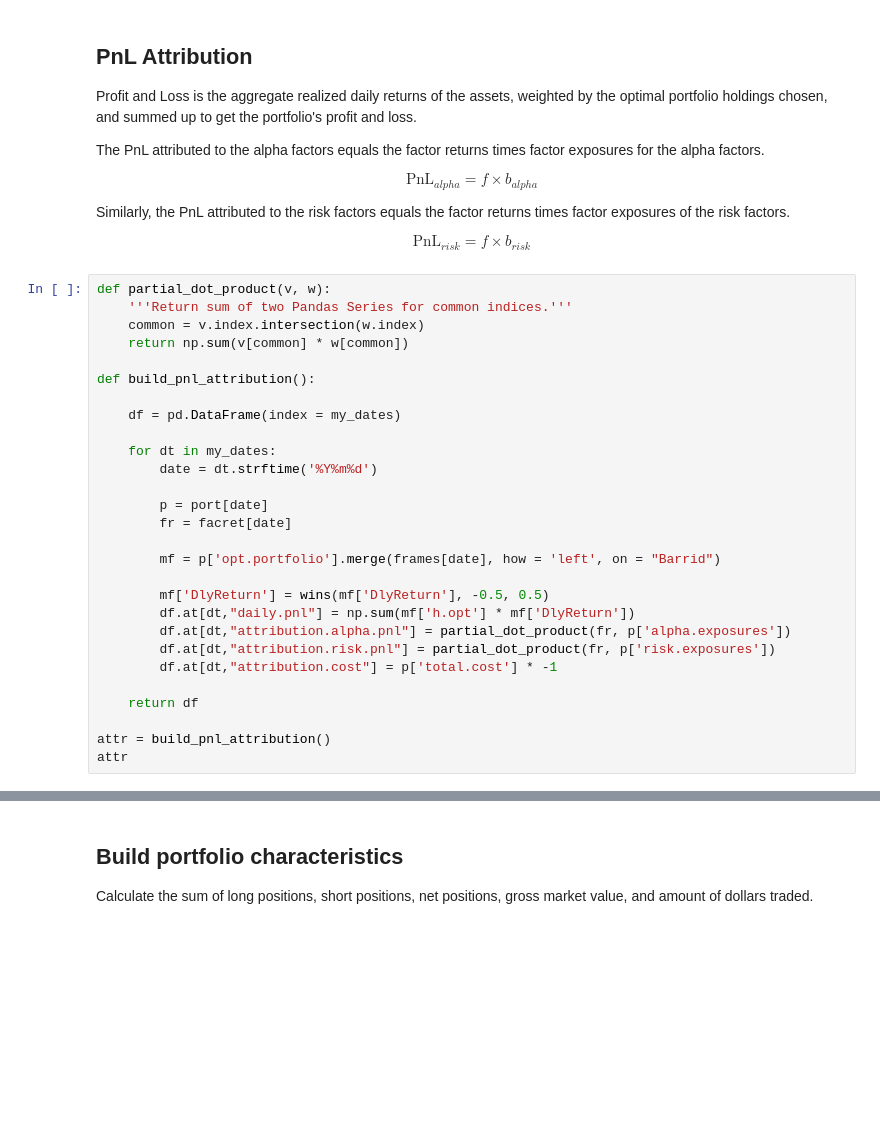
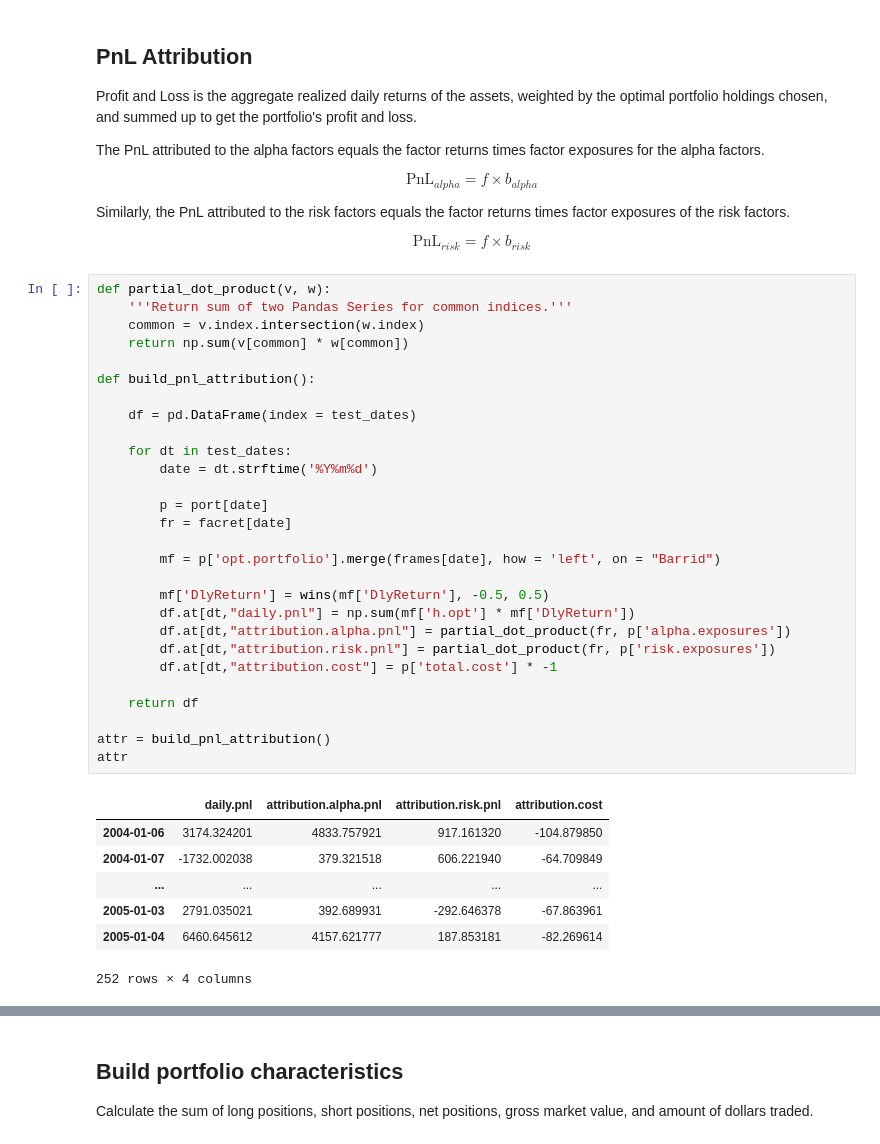
Before and after one commit to yukit-k/ai-alpha, a Jupyter notebook: Backtest Base.ipynb, the cells around one changed output, grey strips where cells are left out. Saved outputs shown, nothing was run; the diff lists cells and outputs as text; blank space fills up the shorter version.

```diff
--- a/Backtest Base.ipynb
+++ b/Backtest Base.ipynb
@@ -1042,31 +1060,39 @@ $$
 # %%
 def partial_dot_product(v, w):
     '''Return sum of two Pandas Series for common indices.'''
     common = v.index.intersection(w.index)
     return np.sum(v[common] * w[common])
 
 def build_pnl_attribution():
 
-    df = pd.DataFrame(index = my_dates)
+    df = pd.DataFrame(index = test_dates)
 
-    for dt in my_dates:
+    for dt in test_dates:
         date = dt.strftime('%Y%m%d')
 
         p = port[date]
         fr = facret[date]
 
         mf = p['opt.portfolio'].merge(frames[date], how = 'left', on = "Barrid")
 
         mf['DlyReturn'] = wins(mf['DlyReturn'], -0.5, 0.5)
         df.at[dt,"daily.pnl"] = np.sum(mf['h.opt'] * mf['DlyReturn'])
         df.at[dt,"attribution.alpha.pnl"] = partial_dot_product(fr, p['alpha.exposures'])
         df.at[dt,"attribution.risk.pnl"] = partial_dot_product(fr, p['risk.exposures'])
         df.at[dt,"attribution.cost"] = p['total.cost'] * -1
 
     return df
 
 attr = build_pnl_attribution()
 attr
+# %% [output]
+|  | daily.pnl | attribution.alpha.pnl | attribution.risk.pnl | attribution.cost |
+| 2004-01-06 | 3174.324201 | 4833.757921 | 917.161320 | -104.879850 |
+| 2004-01-07 | -1732.002038 | 379.321518 | 606.221940 | -64.709849 |
+| ... | ... | ... | ... | ... |
+| 2005-01-03 | 2791.035021 | 392.689931 | -292.646378 | -67.863961 |
+| 2005-01-04 | 6460.645612 | 4157.621777 | 187.853181 | -82.269614 |
+252 rows × 4 columns
 # %%
 # Plot
 plt.figure(figsize=(15,7))
```
Also changed, not shown: parts of 21 cells of this notebook.
